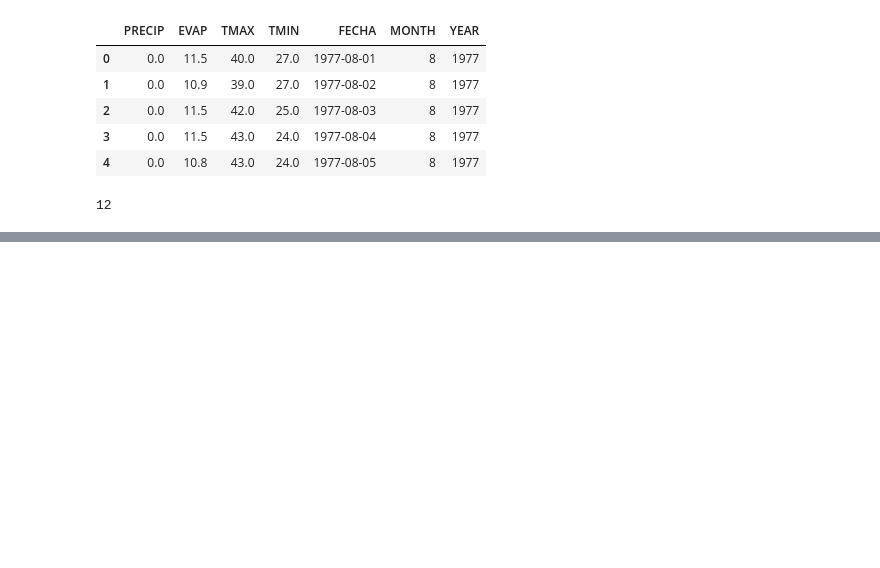
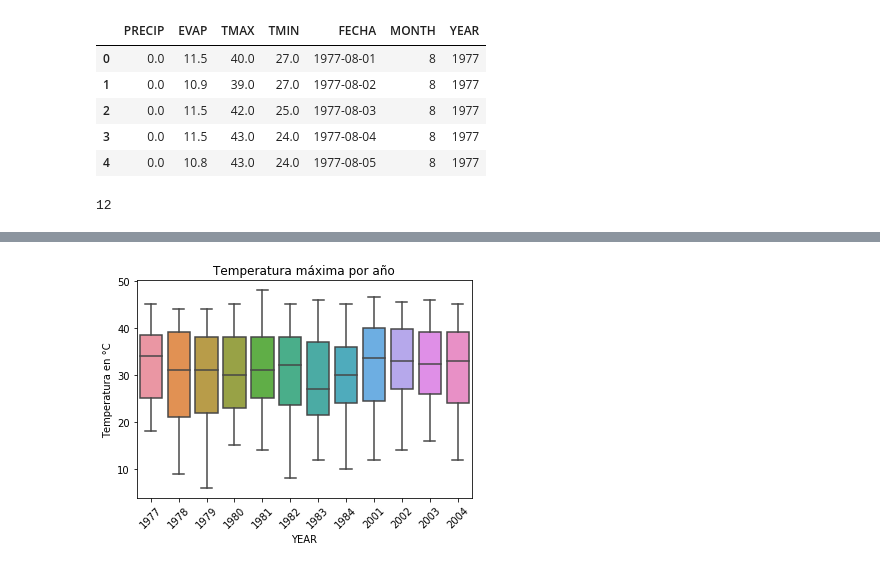
Before and after one commit to AdrianEVC/F-sica-computacional, a Jupyter notebook: Actividad4/Untitled.ipynb, the cells around one changed output, grey strips where cells are left out. Saved outputs shown, nothing was run; the diff lists cells and outputs as text; code cells hidden in the pictures; blank space fills up the shorter version.

```diff
--- a/Actividad4/Untitled.ipynb
+++ b/Actividad4/Untitled.ipynb
@@ -141,0 +216,9 @@ IndentationError: expected an indented block (<ipython-input-50-23ffd7866726>, l
+# %%
+#Gráfica de temperatura máxima por año
+w3 = sns.boxplot(x="YEAR", y="TMAX", data=df)
+plt.xticks(rotation=45)
+plt.title("Temperatura máxima por año")
+plt.ylabel ("Temperatura en °C")
+plt.show()
+# %% [output]
+[figure, added]
```
Also changed, not shown: parts of 17 cells of this notebook, 1 other file.
